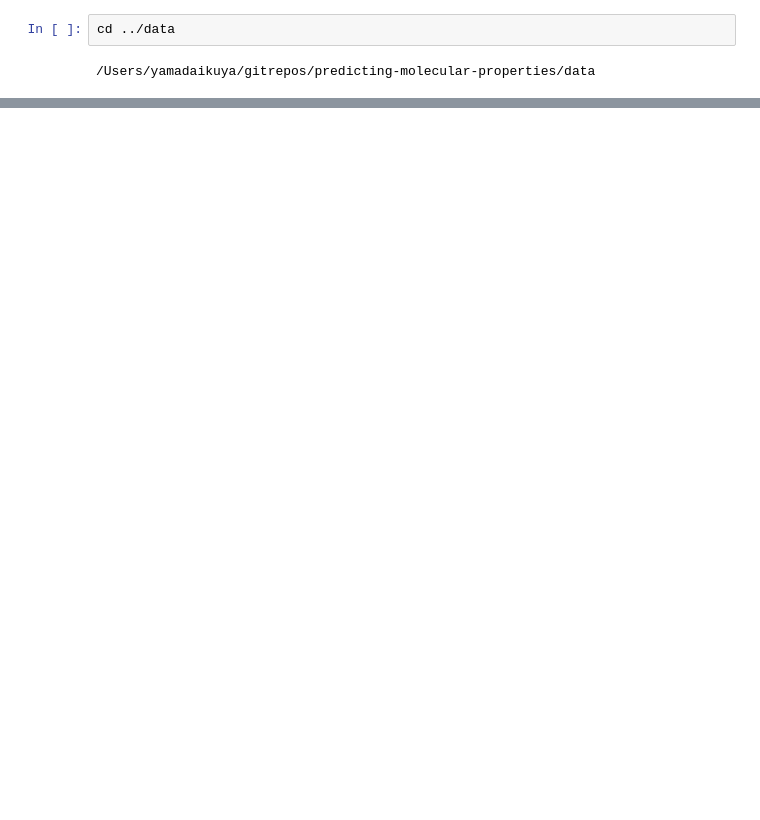
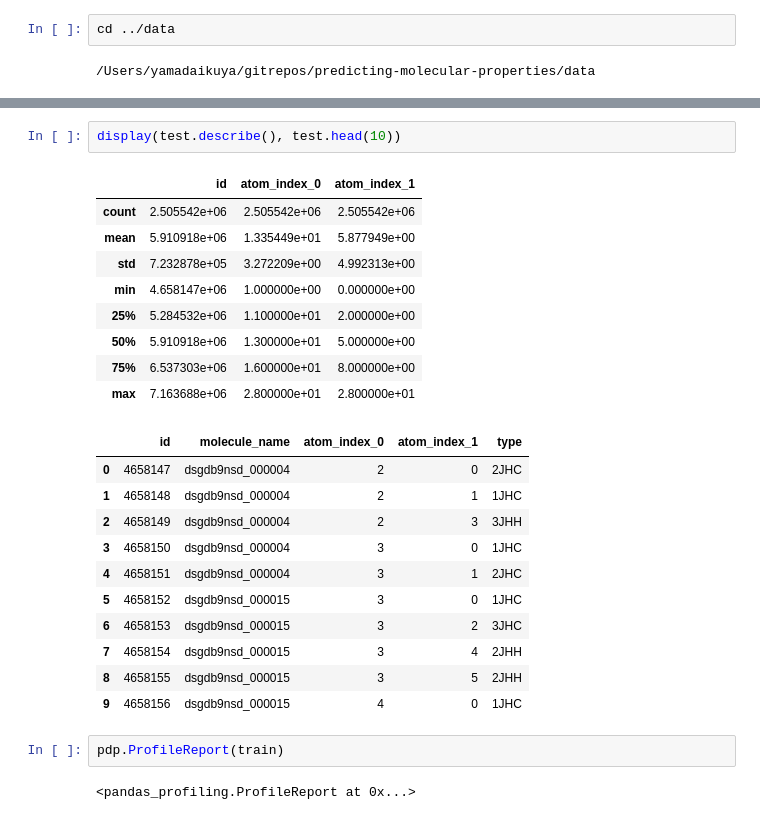
Before and after one commit to dondakeshimo/predicting-molecular-properties, a Jupyter notebook: src/EDA.ipynb, the cells around one changed output, grey strips where cells are left out. Saved outputs shown, nothing was run; the diff lists cells and outputs as text; blank space fills up the shorter version.

```diff
--- a/src/EDA.ipynb
+++ b/src/EDA.ipynb
@@ -23,0 +50,27 @@ max    4.658246e+06      9.000000     11.000000
+# %%
+display(test.describe(), test.head(10))
+# %% [output]
+|  | id | atom_index_0 | atom_index_1 |
+| count | 2.505542e+06 | 2.505542e+06 | 2.505542e+06 |
+| mean | 5.910918e+06 | 1.335449e+01 | 5.877949e+00 |
+| std | 7.232878e+05 | 3.272209e+00 | 4.992313e+00 |
+| min | 4.658147e+06 | 1.000000e+00 | 0.000000e+00 |
+| 25% | 5.284532e+06 | 1.100000e+01 | 2.000000e+00 |
+| 50% | 5.910918e+06 | 1.300000e+01 | 5.000000e+00 |
+| 75% | 6.537303e+06 | 1.600000e+01 | 8.000000e+00 |
+| max | 7.163688e+06 | 2.800000e+01 | 2.800000e+01 |
+|  | id | molecule_name | atom_index_0 | atom_index_1 | type |
+| 0 | 4658147 | dsgdb9nsd_000004 | 2 | 0 | 2JHC |
+| 1 | 4658148 | dsgdb9nsd_000004 | 2 | 1 | 1JHC |
+| 2 | 4658149 | dsgdb9nsd_000004 | 2 | 3 | 3JHH |
+| 3 | 4658150 | dsgdb9nsd_000004 | 3 | 0 | 1JHC |
+| 4 | 4658151 | dsgdb9nsd_000004 | 3 | 1 | 2JHC |
+| 5 | 4658152 | dsgdb9nsd_000015 | 3 | 0 | 1JHC |
+| 6 | 4658153 | dsgdb9nsd_000015 | 3 | 2 | 3JHC |
+| 7 | 4658154 | dsgdb9nsd_000015 | 3 | 4 | 2JHH |
+| 8 | 4658155 | dsgdb9nsd_000015 | 3 | 5 | 2JHH |
+| 9 | 4658156 | dsgdb9nsd_000015 | 4 | 0 | 1JHC |
+# %%
+pdp.ProfileReport(train)
+# %% [output]
+<pandas_profiling.ProfileReport at 0x...>
```
Also changed, not shown: parts of 6 cells of this notebook.
